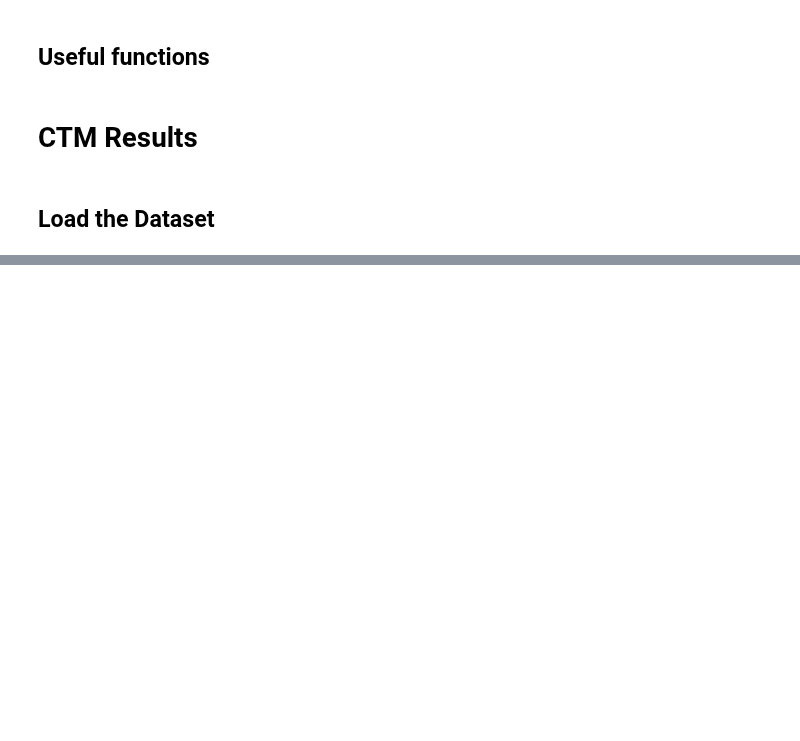
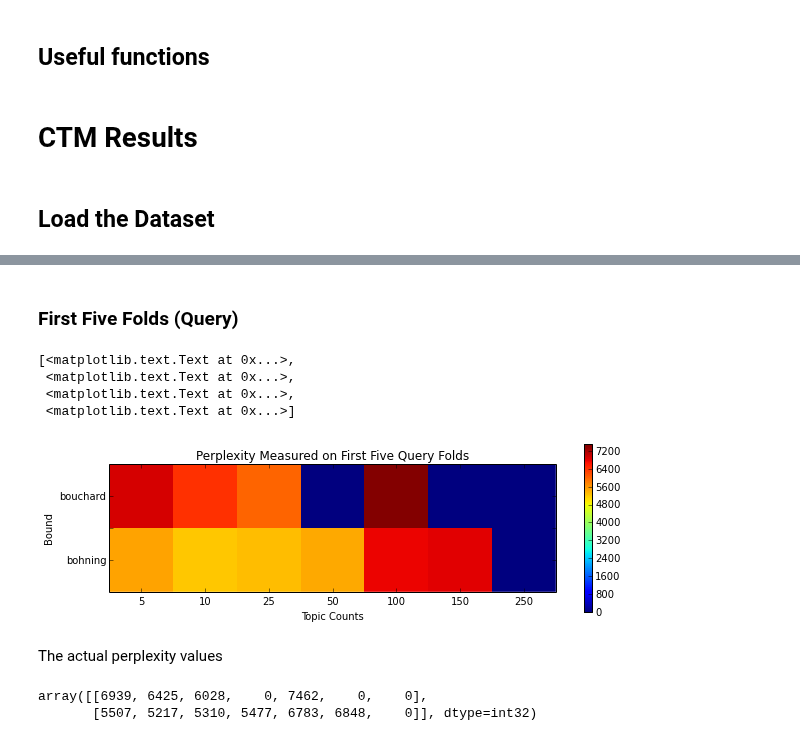
Before and after one commit to budgefeeney/sidetopics, a Jupyter notebook: src/notebooks/Perplexity Comparisons.ipynb, the cells around one changed output, grey strips where cells are left out. Saved outputs shown, nothing was run; the diff lists cells and outputs as text; code cells hidden in the pictures; blank space fills up the shorter version.

```diff
--- a/src/notebooks/Perplexity Comparisons.ipynb
+++ b/src/notebooks/Perplexity Comparisons.ipynb
@@ -314,0 +307,26 @@ array([[3602, 3633, 3456,    0, 3942,    0,    0],
+# %% [markdown]
+### First Five Folds (Query)
+# %%
+fig, ax = plt.subplots(figsize=(10,3))
+
+im = ax.imshow(qperps5, interpolation="none", vmin=0, vmax=7500)
+
+cb = fig.colorbar(im, ax=ax)
+ax.set_title("Perplexity Measured on First Five Query Folds")
+ax.set_ylabel('Bound')
+ax.set_xlabel('Topic Counts')
+ax.get_xaxis().set_ticklabels([0] + topicCounts)
+ax.get_yaxis().set_ticklabels(['', bounds[0], '', bounds[1]])
+# %% [output]
+[<matplotlib.text.Text at 0x...>,
+ <matplotlib.text.Text at 0x...>,
+ <matplotlib.text.Text at 0x...>,
+ <matplotlib.text.Text at 0x...>]
+[figure, added]
+# %% [markdown]
+The actual perplexity values
+# %%
+qperps5.astype(np.int32)
+# %% [output]
+array([[6939, 6425, 6028,    0, 7462,    0,    0],
+       [5507, 5217, 5310, 5477, 6783, 6848,    0]], dtype=int32)
```
Also changed, not shown: parts of 51 cells of this notebook.
